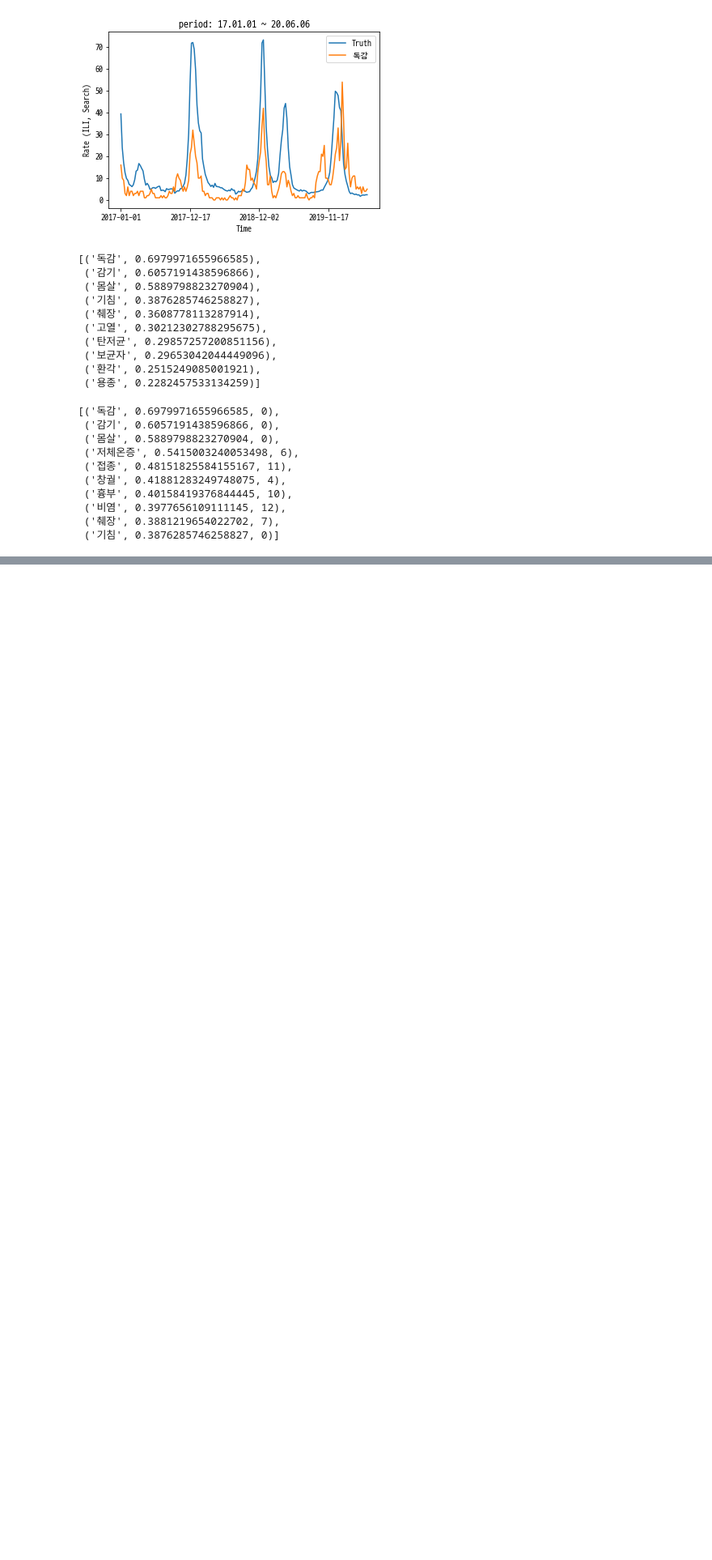
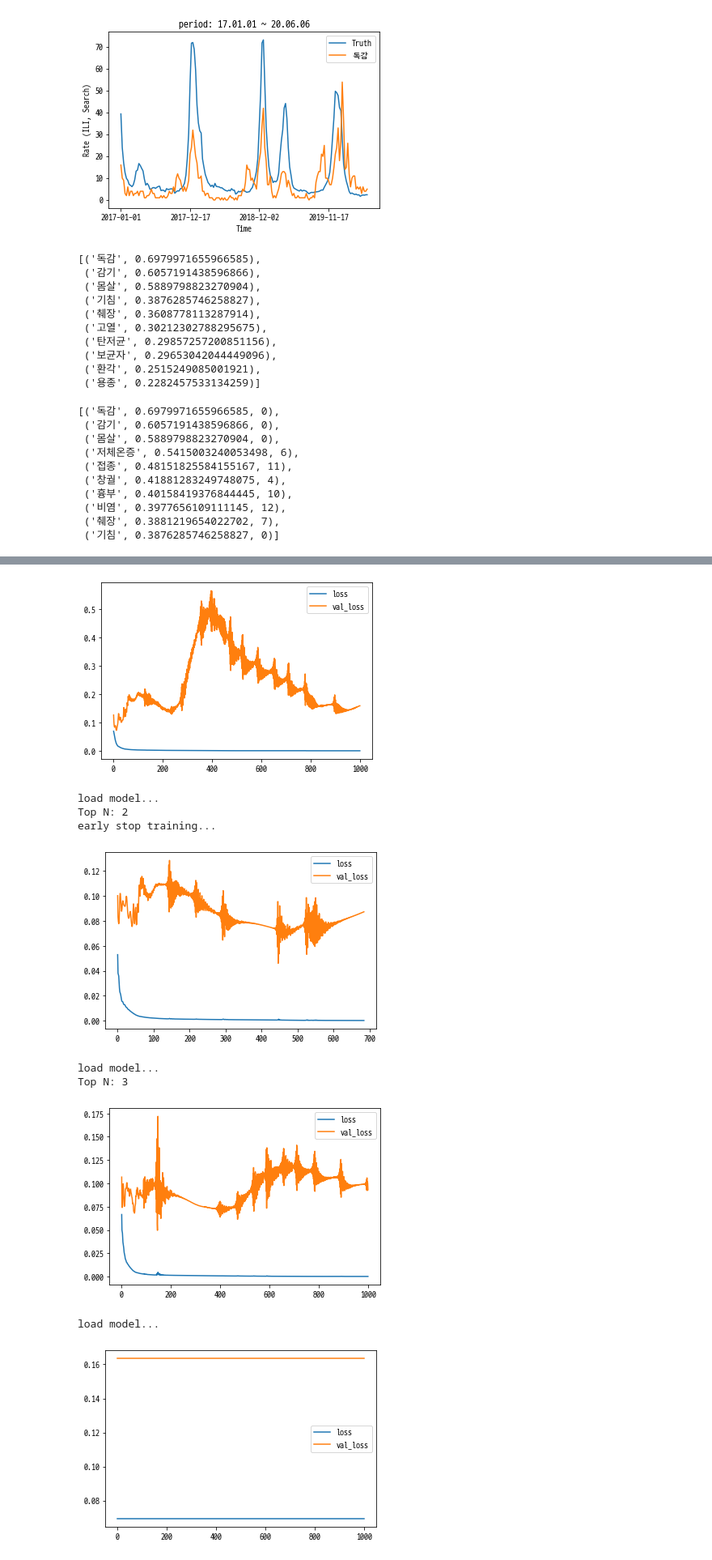
Before and after one commit to Kim-inhwan/multi-encoding-based-influenza-forecasting, a Jupyter notebook: analysis.ipynb, the cells around one changed output, grey strips where cells are left out. Shown at 81% size. Saved outputs shown, nothing was run; the diff lists cells and outputs as text; code cells hidden in the pictures; blank space fills up the shorter version.

Commit message:
attention을 사용한 결과가 좋지 않음

```diff
--- a/analysis.ipynb
+++ b/analysis.ipynb
@@ -271,0 +341,10 @@ corr_topn_lag[:10]
+# %%
+class Encoder(tf.keras.layers.Layer):
+    def __init__(self, units):
+        super(Encoder, self).__init__()
+        self.units = units
+        self.gru = tf.keras.layers.GRU(units, return_sequences=True, return_state=True)
+
+    def call(self, inputs, training=None):
+        output, state = self.gru(inputs)
+        return output, state
@@ -271,0 +558,11 @@ corr_topn_lag[:10]
+# %%
+from sklearn.metrics import mean_absolute_error, mean_squared_error
+
+RMSE = lambda x, y: mean_squared_error(x, y)**0.5
+MAE = mean_absolute_error
+CORR = lambda x, y: pd.Series(x).corr(pd.Series(y))
+# %%
+data_gen = DataGenerator(raw_data=flu_trends_rm1y_norm,
+                         input_width=12, label_width=9,
+                         feature_cols=['ILI'] + [in corr_topn[:1]], label_cols='ILI',
+                         train_split=0.5, val_split=0.2, test_split=0.3)
@@ -271,0 +582,35 @@ corr_topn_lag[:10]
+# %%
+INPUT_WIDTH = 12
+LABEL_WIDTH = 9
+LAYER_SIZE = 128
+EPOCHS = 1000
+BATCH_SIZE = 256
+
+
+performance_by_topn = {}
+
+for topn in range(1, 11):
+    tf.keras.backend.clear_session()
+    print(f'Top N: {topn}')
+    keywords_topn = [word for word, _, _ in corr_topn_lag[:topn]]
+    data_gen = DataGenerator(raw_data=flu_trends_rm1y_norm,
+                            input_width=INPUT_WIDTH, label_width=LABEL_WIDTH,
+                            feature_cols=['ILI']+keywords_topn, label_cols='ILI',
+                            train_split=0.5, val_split=0.2, test_split=0.3)
+    model_dir = f'./models/seq2seq_attn/input_len_{INPUT_WIDTH}/lag/topn_{topn}'
+    seq2seq_attention = Seq2Seq(LAYER_SIZE, data_gen, is_attn=True)
+    history = seq2seq_attention.train_model(epochs=EPOCHS, batch_size=BATCH_SIZE, save_dir=model_dir,
+                                            patience=30, plot_history=True)
+    seq2seq_attention.restore(model_dir)
+    performance_by_topn[topn] = seq2seq_attention.evaluate([RMSE, MAE, CORR])
+# %% [output]
+[figure, added]
+load model...
+Top N: 2
+early stop training...
+[figure, added]
+load model...
+Top N: 3
+[figure, added]
+load model...
+[figure, added]
```
Also changed, not shown: parts of 22 cells of this notebook, 3 other files.
